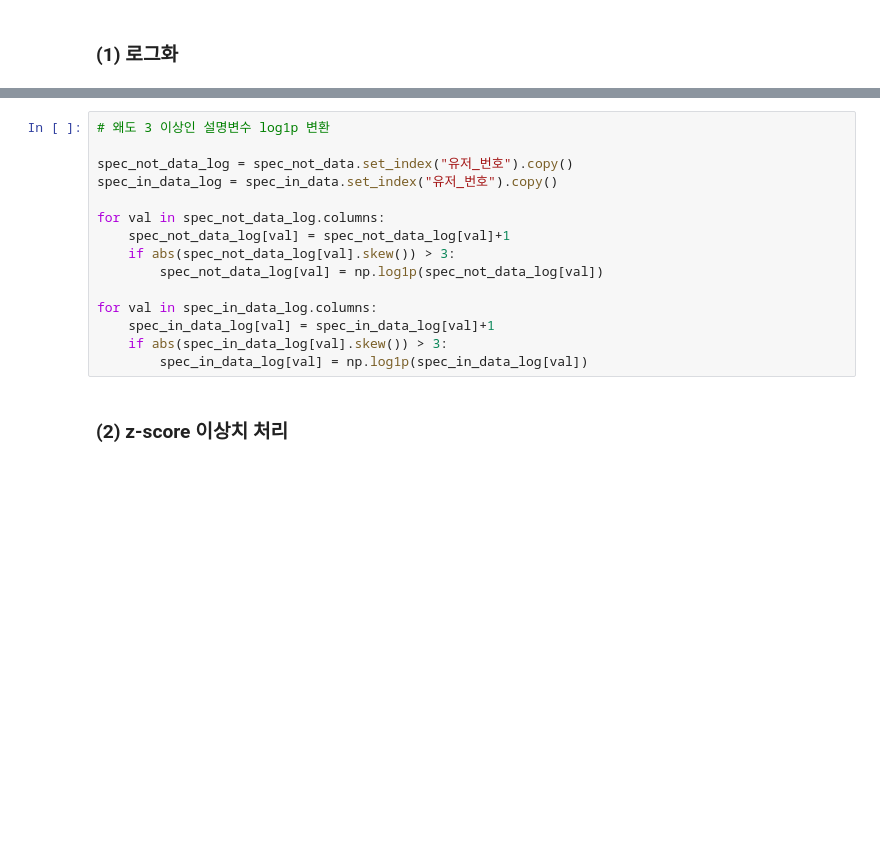
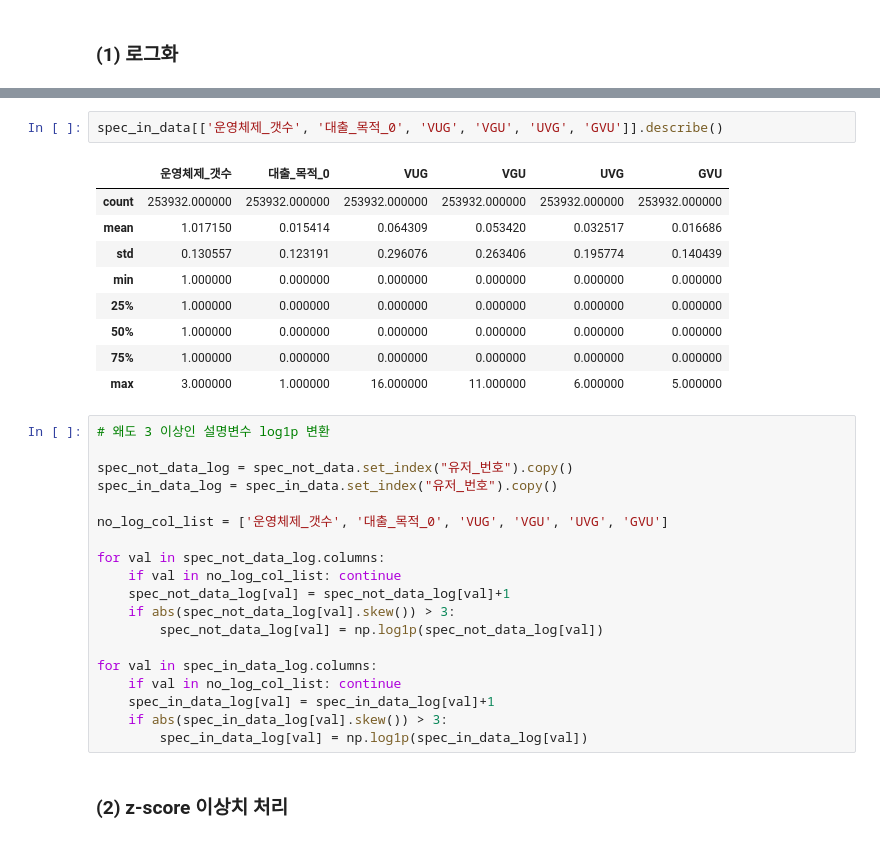
Before and after one commit to NayeonKeum/BigContest2022, a Jupyter notebook: code/Cluster_Analysis_nkeum.ipynb, the cells around one changed output, grey strips where cells are left out. Drawn from its saved outputs; the diff is of its cells as text; blank space fills up the shorter version.

```diff
--- a/code/Cluster_Analysis_nkeum.ipynb
+++ b/code/Cluster_Analysis_nkeum.ipynb
@@ -1200,15 +1212,31 @@ spec_in_data
+# %%
+spec_in_data[['운영체제_갯수', '대출_목적_0', 'VUG', 'VGU', 'UVG', 'GVU']].describe()
+# %% [output]
+|  | 운영체제_갯수 | 대출_목적_0 | VUG | VGU | UVG | GVU |
+| count | 253932.000000 | 253932.000000 | 253932.000000 | 253932.000000 | 253932.000000 | 253932.000000 |
+| mean | 1.017150 | 0.015414 | 0.064309 | 0.053420 | 0.032517 | 0.016686 |
+| std | 0.130557 | 0.123191 | 0.296076 | 0.263406 | 0.195774 | 0.140439 |
+| min | 1.000000 | 0.000000 | 0.000000 | 0.000000 | 0.000000 | 0.000000 |
+| 25% | 1.000000 | 0.000000 | 0.000000 | 0.000000 | 0.000000 | 0.000000 |
+| 50% | 1.000000 | 0.000000 | 0.000000 | 0.000000 | 0.000000 | 0.000000 |
+| 75% | 1.000000 | 0.000000 | 0.000000 | 0.000000 | 0.000000 | 0.000000 |
+| max | 3.000000 | 1.000000 | 16.000000 | 11.000000 | 6.000000 | 5.000000 |
 # %%
 # 왜도 3 이상인 설명변수 log1p 변환
 
 spec_not_data_log = spec_not_data.set_index("유저_번호").copy()
 spec_in_data_log = spec_in_data.set_index("유저_번호").copy()
 
+no_log_col_list = ['운영체제_갯수', '대출_목적_0', 'VUG', 'VGU', 'UVG', 'GVU']
+
 for val in spec_not_data_log.columns:
+    if val in no_log_col_list: continue
     spec_not_data_log[val] = spec_not_data_log[val]+1
     if abs(spec_not_data_log[val].skew()) > 3:
         spec_not_data_log[val] = np.log1p(spec_not_data_log[val])
 
 for val in spec_in_data_log.columns:
+    if val in no_log_col_list: continue
     spec_in_data_log[val] = spec_in_data_log[val]+1
     if abs(spec_in_data_log[val].skew()) > 3:
         spec_in_data_log[val] = np.log1p(spec_in_data_log[val])
```
Also changed, not shown: parts of 10 cells of this notebook.
